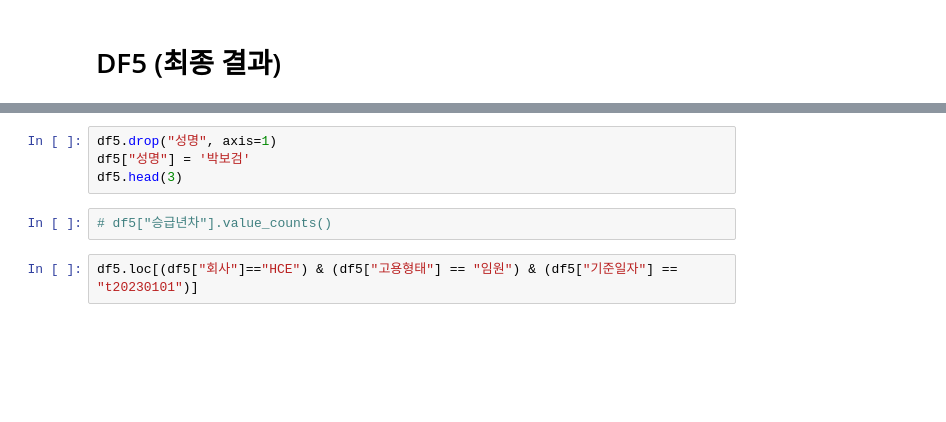
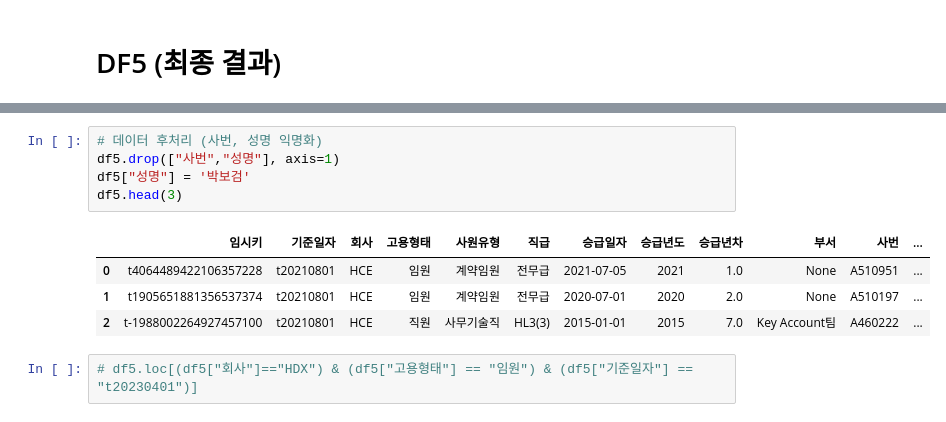
Before and after one commit to kstyle2198/hr, a Jupyter notebook: jupyter/preprocessing1.ipynb, the cells around one changed output, grey strips where cells are left out. Cells and saved outputs as stored; diff of their text form; blank space fills up the shorter version.

```diff
--- a/jupyter/preprocessing1.ipynb
+++ b/jupyter/preprocessing1.ipynb
@@ -647,8 +818,12 @@ df5.head(3)
 # %%
-df5.drop("성명", axis=1)
+# 데이터 후처리 (사번, 성명 익명화)
+df5.drop(["사번","성명"], axis=1)
 df5["성명"] = '박보검'
 df5.head(3)
+# %% [output]
+|  | 임시키 | 기준일자 | 회사 | 고용형태 | 사원유형 | 직급 | 승급일자 | 승급년도 | 승급년차 | 부서 | 사번 | ... |
+| 0 | t4064489422106357228 | t20210801 | HCE | 임원 | 계약임원 | 전무급 | 2021-07-05 | 2021 | 1.0 | None | A510951 | ... |
+| 1 | t1905651881356537374 | t20210801 | HCE | 임원 | 계약임원 | 전무급 | 2020-07-01 | 2020 | 2.0 | None | A510197 | ... |
+| 2 | t-1988002264927457100 | t20210801 | HCE | 직원 | 사무기술직 | HL3(3) | 2015-01-01 | 2015 | 7.0 | Key Account팀 | A460222 | ... |
-# %%
-# df5["승급년차"].value_counts()
 # %%
-df5.loc[(df5["회사"]=="HCE") & (df5["고용형태"] == "임원") & (df5["기준일자"] == "t20230101")]
+# df5.loc[(df5["회사"]=="HDX") & (df5["고용형태"] == "임원") & (df5["기준일자"] == "t20230401")]
```
Also changed, not shown: parts of 65 cells of this notebook, 9 other files.
